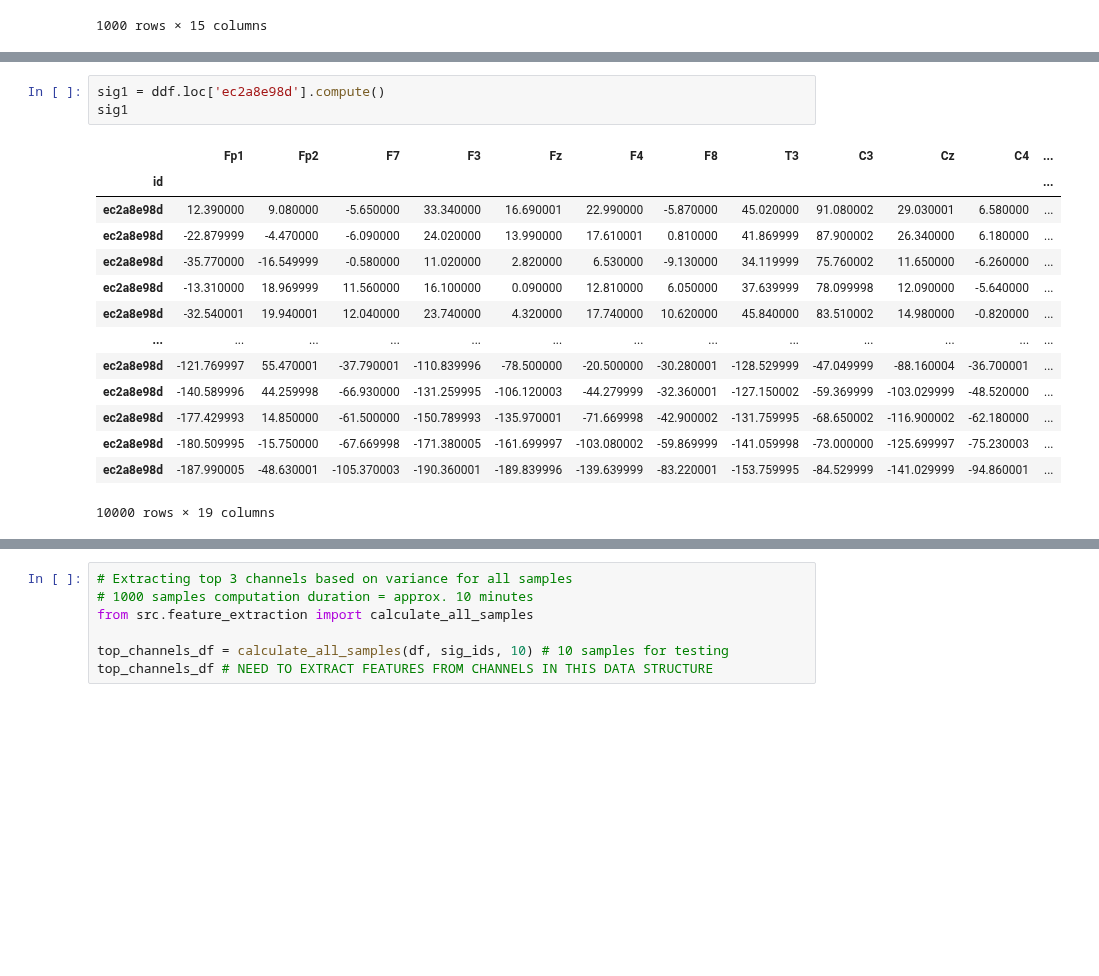
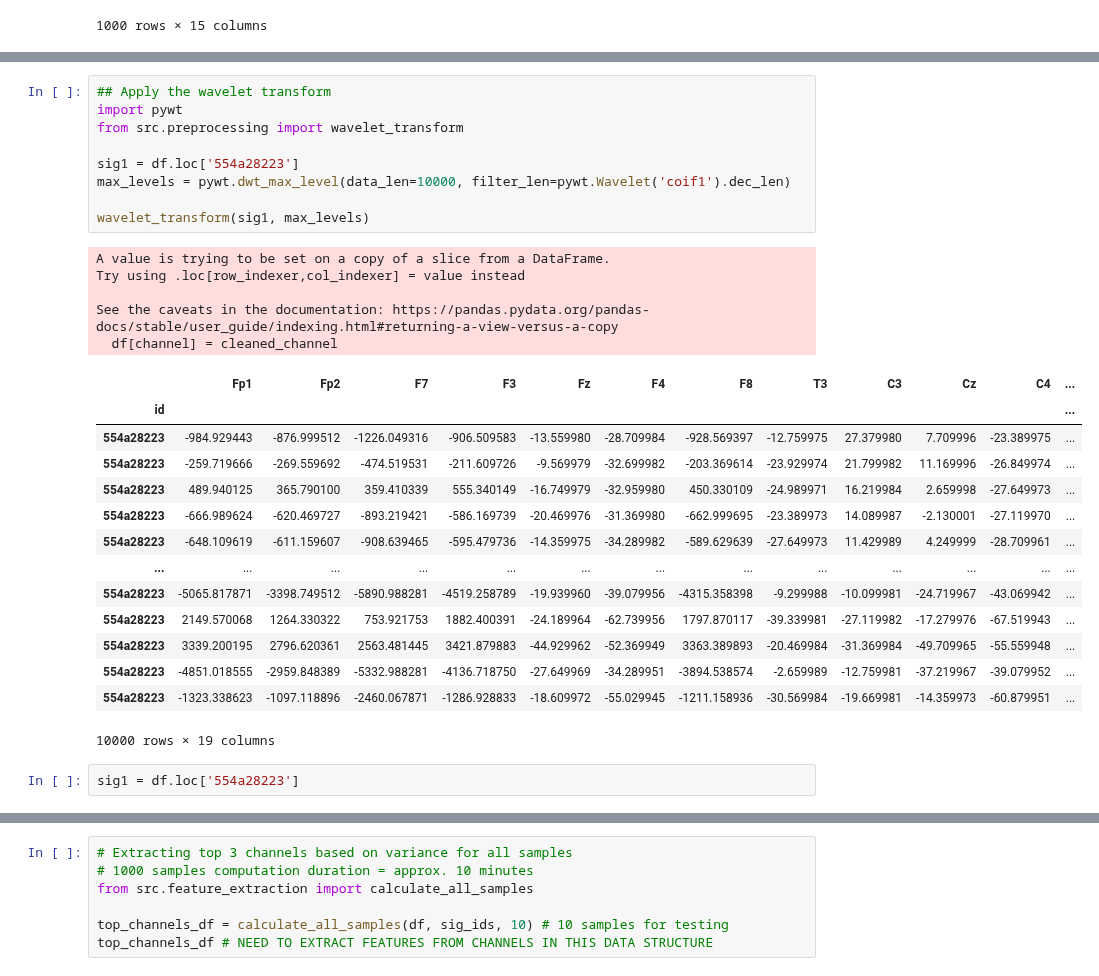
Before and after one commit to sfu-cmpt340/2024_1_project_11, a Jupyter notebook: hms.ipynb, the cells around one changed output, grey strips where cells are left out. Drawn from its saved outputs; the diff is of its cells as text; blank space fills up the shorter version.

Commit message:
Apply wavelet transform

```diff
--- a/hms.ipynb
+++ b/hms.ipynb
@@ -105,21 +94,34 @@ sig_ids
-# %%
-sig1 = ddf.loc['ec2a8e98d'].compute()
-sig1
-# %% [output]
-|  | Fp1 | Fp2 | F7 | F3 | Fz | F4 | F8 | T3 | C3 | Cz | C4 | ... |
-| id |  |  |  |  |  |  |  |  |  |  |  | ... |
-| ec2a8e98d | 12.390000 | 9.080000 | -5.650000 | 33.340000 | 16.690001 | 22.990000 | -5.870000 | 45.020000 | 91.080002 | 29.030001 | 6.580000 | ... |
-| ec2a8e98d | -22.879999 | -4.470000 | -6.090000 | 24.020000 | 13.990000 | 17.610001 | 0.810000 | 41.869999 | 87.900002 | 26.340000 | 6.180000 | ... |
-| ec2a8e98d | -35.770000 | -16.549999 | -0.580000 | 11.020000 | 2.820000 | 6.530000 | -9.130000 | 34.119999 | 75.760002 | 11.650000 | -6.260000 | ... |
-| ec2a8e98d | -13.310000 | 18.969999 | 11.560000 | 16.100000 | 0.090000 | 12.810000 | 6.050000 | 37.639999 | 78.099998 | 12.090000 | -5.640000 | ... |
-| ec2a8e98d | -32.540001 | 19.940001 | 12.040000 | 23.740000 | 4.320000 | 17.740000 | 10.620000 | 45.840000 | 83.510002 | 14.980000 | -0.820000 | ... |
-| ... | ... | ... | ... | ... | ... | ... | ... | ... | ... | ... | ... | ... |
-| ec2a8e98d | -121.769997 | 55.470001 | -37.790001 | -110.839996 | -78.500000 | -20.500000 | -30.280001 | -128.529999 | -47.049999 | -88.160004 | -36.700001 | ... |
-| ec2a8e98d | -140.589996 | 44.259998 | -66.930000 | -131.259995 | -106.120003 | -44.279999 | -32.360001 | -127.150002 | -59.369999 | -103.029999 | -48.520000 | ... |
-| ec2a8e98d | -177.429993 | 14.850000 | -61.500000 | -150.789993 | -135.970001 | -71.669998 | -42.900002 | -131.759995 | -68.650002 | -116.900002 | -62.180000 | ... |
-| ec2a8e98d | -180.509995 | -15.750000 | -67.669998 | -171.380005 | -161.699997 | -103.080002 | -59.869999 | -141.059998 | -73.000000 | -125.699997 | -75.230003 | ... |
-| ec2a8e98d | -187.990005 | -48.630001 | -105.370003 | -190.360001 | -189.839996 | -139.639999 | -83.220001 | -153.759995 | -84.529999 | -141.029999 | -94.860001 | ... |
-10000 rows × 19 columns
+# %%
+## Apply the wavelet transform
+import pywt
+from src.preprocessing import wavelet_transform
+
+sig1 = df.loc['554a28223']
+max_levels = pywt.dwt_max_level(data_len=10000, filter_len=pywt.Wavelet('coif1').dec_len)
+
+wavelet_transform(sig1, max_levels)
+# %% [output]
+A value is trying to be set on a copy of a slice from a DataFrame.
+Try using .loc[row_indexer,col_indexer] = value instead
+
+See the caveats in the documentation: https://pandas.pydata.org/pandas-docs/stable/user_guide/indexing.html#returning-a-view-versus-a-copy
+  df[channel] = cleaned_channel
+|  | Fp1 | Fp2 | F7 | F3 | Fz | F4 | F8 | T3 | C3 | Cz | C4 | ... |
+| id |  |  |  |  |  |  |  |  |  |  |  | ... |
+| 554a28223 | -984.929443 | -876.999512 | -1226.049316 | -906.509583 | -13.559980 | -28.709984 | -928.569397 | -12.759975 | 27.379980 | 7.709996 | -23.389975 | ... |
+| 554a28223 | -259.719666 | -269.559692 | -474.519531 | -211.609726 | -9.569979 | -32.699982 | -203.369614 | -23.929974 | 21.799982 | 11.169996 | -26.849974 | ... |
+| 554a28223 | 489.940125 | 365.790100 | 359.410339 | 555.340149 | -16.749979 | -32.959980 | 450.330109 | -24.989971 | 16.219984 | 2.659998 | -27.649973 | ... |
+| 554a28223 | -666.989624 | -620.469727 | -893.219421 | -586.169739 | -20.469976 | -31.369980 | -662.999695 | -23.389973 | 14.089987 | -2.130001 | -27.119970 | ... |
+| 554a28223 | -648.109619 | -611.159607 | -908.639465 | -595.479736 | -14.359975 | -34.289982 | -589.629639 | -27.649973 | 11.429989 | 4.249999 | -28.709961 | ... |
+| ... | ... | ... | ... | ... | ... | ... | ... | ... | ... | ... | ... | ... |
+| 554a28223 | -5065.817871 | -3398.749512 | -5890.988281 | -4519.258789 | -19.939960 | -39.079956 | -4315.358398 | -9.299988 | -10.099981 | -24.719967 | -43.069942 | ... |
+| 554a28223 | 2149.570068 | 1264.330322 | 753.921753 | 1882.400391 | -24.189964 | -62.739956 | 1797.870117 | -39.339981 | -27.119982 | -17.279976 | -67.519943 | ... |
+| 554a28223 | 3339.200195 | 2796.620361 | 2563.481445 | 3421.879883 | -44.929962 | -52.369949 | 3363.389893 | -20.469984 | -31.369984 | -49.709965 | -55.559948 | ... |
+| 554a28223 | -4851.018555 | -2959.848389 | -5332.988281 | -4136.718750 | -27.649969 | -34.289951 | -3894.538574 | -2.659989 | -12.759981 | -37.219967 | -39.079952 | ... |
+| 554a28223 | -1323.338623 | -1097.118896 | -2460.067871 | -1286.928833 | -18.609972 | -55.029945 | -1211.158936 | -30.569984 | -19.669981 | -14.359973 | -60.879951 | ... |
+10000 rows × 19 columns
+# %%
+sig1 = df.loc['554a28223']
 # %%
 ## MNE setup
 import mne
```
Also changed, not shown: parts of 4 cells of this notebook, 3 other files.
